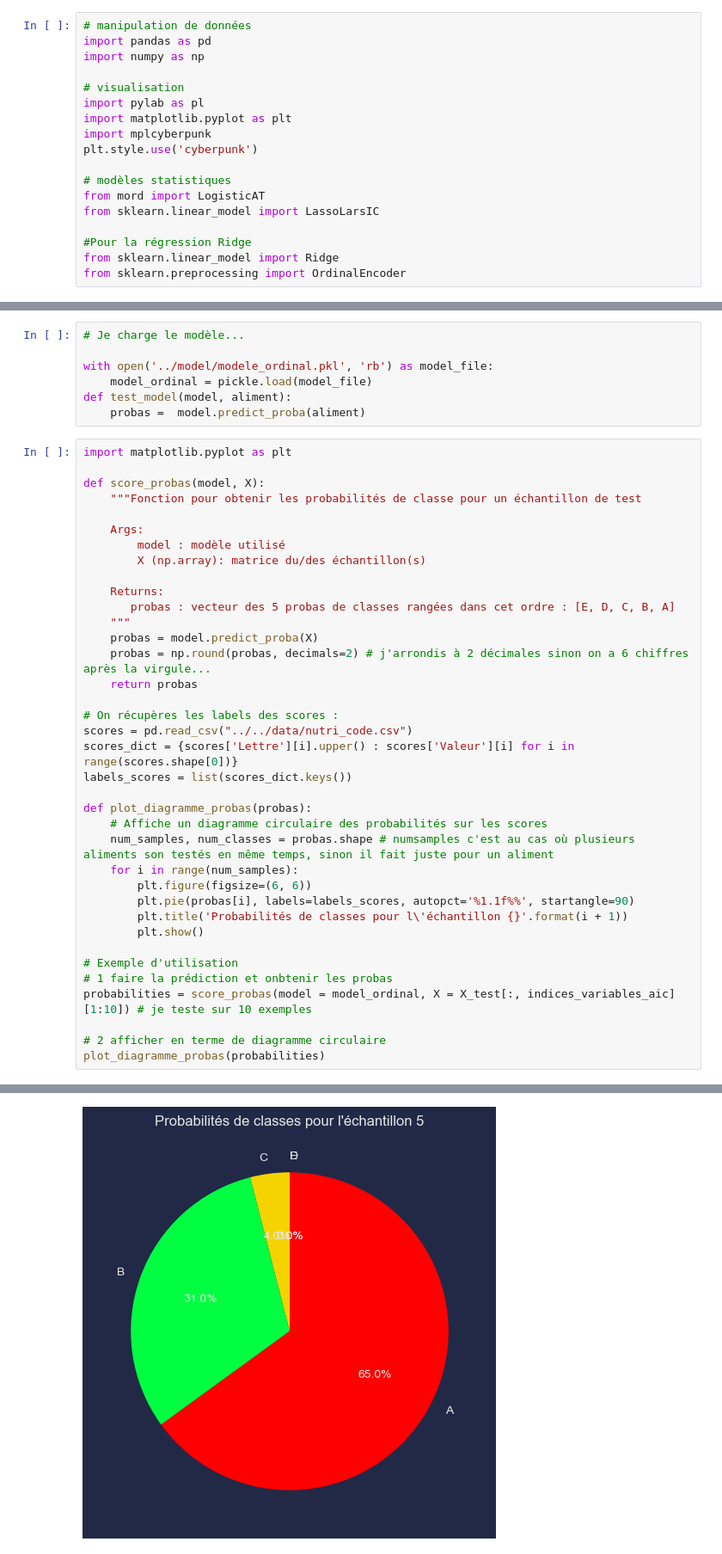
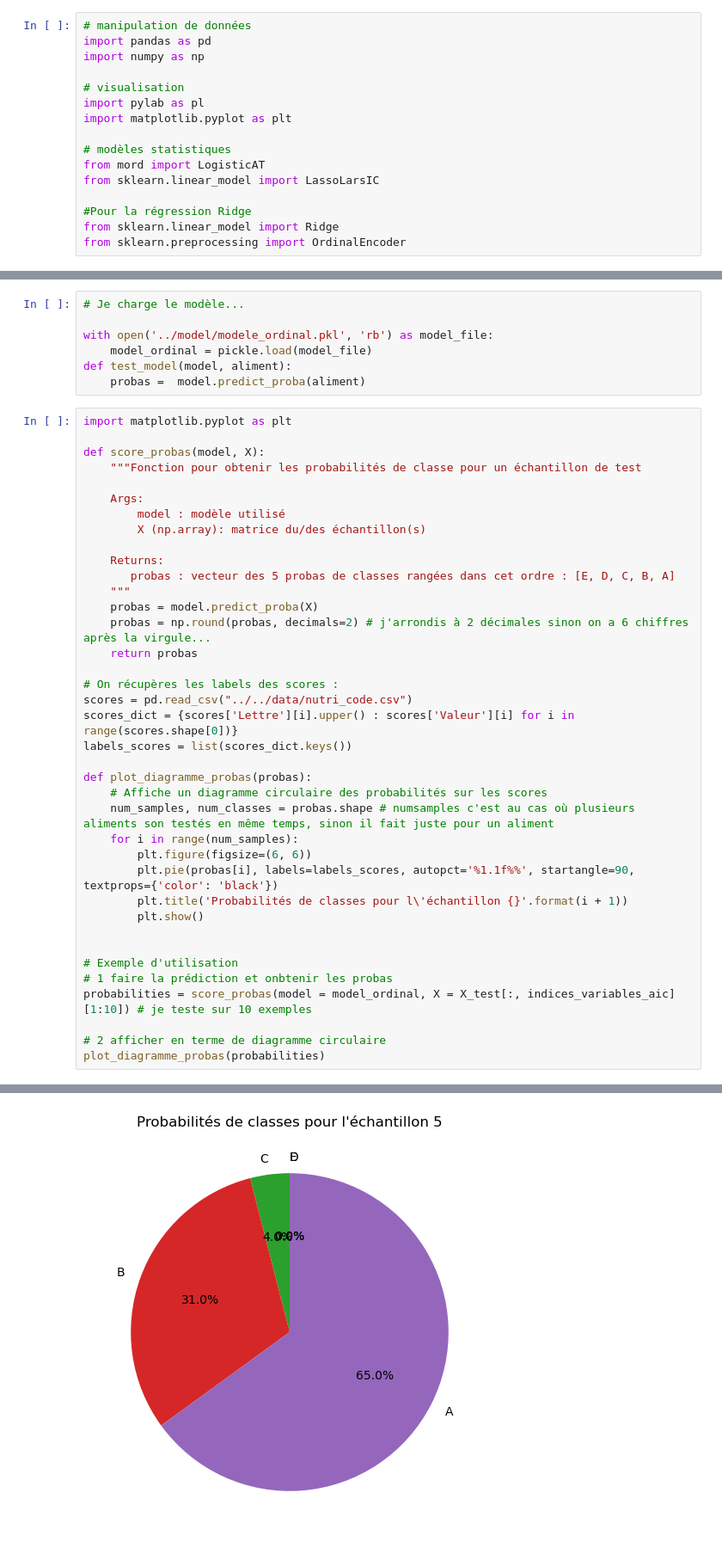
Before and after one commit to ElBaron86/Nutri-Score-Prediction, a Jupyter notebook: src/model/model_selection.ipynb, the cells around one changed output, grey strips where cells are left out. Shown at 86% size. Cells and saved outputs as stored; diff of their text form.

```diff
--- a/src/model/model_selection.ipynb
+++ b/src/model/model_selection.ipynb
@@ -14,8 +14,6 @@ import numpy as np
 # visualisation
 import pylab as pl
 import matplotlib.pyplot as plt
-import mplcyberpunk
-plt.style.use('cyberpunk')
 
 # modèles statistiques
 from mord import LogisticAT
@@ -335,9 +332,10 @@ def plot_diagramme_probas(probas):
     num_samples, num_classes = probas.shape # numsamples c'est au cas où plusieurs aliments son testés en même temps, sinon il fait juste pour un aliment
     for i in range(num_samples):
         plt.figure(figsize=(6, 6))
-        plt.pie(probas[i], labels=labels_scores, autopct='%1.1f%%', startangle=90)
+        plt.pie(probas[i], labels=labels_scores, autopct='%1.1f%%', startangle=90, textprops={'color': 'black'})
         plt.title('Probabilités de classes pour l\'échantillon {}'.format(i + 1))
         plt.show()
+
 
 # Exemple d'utilisation
 # 1 faire la prédiction et onbtenir les probas
@@ -353 +351 @@ plot_diagramme_probas(probabilities)
-[figure, old version]
+[figure, new version]
```
Also changed, not shown: parts of 8 cells of this notebook.
